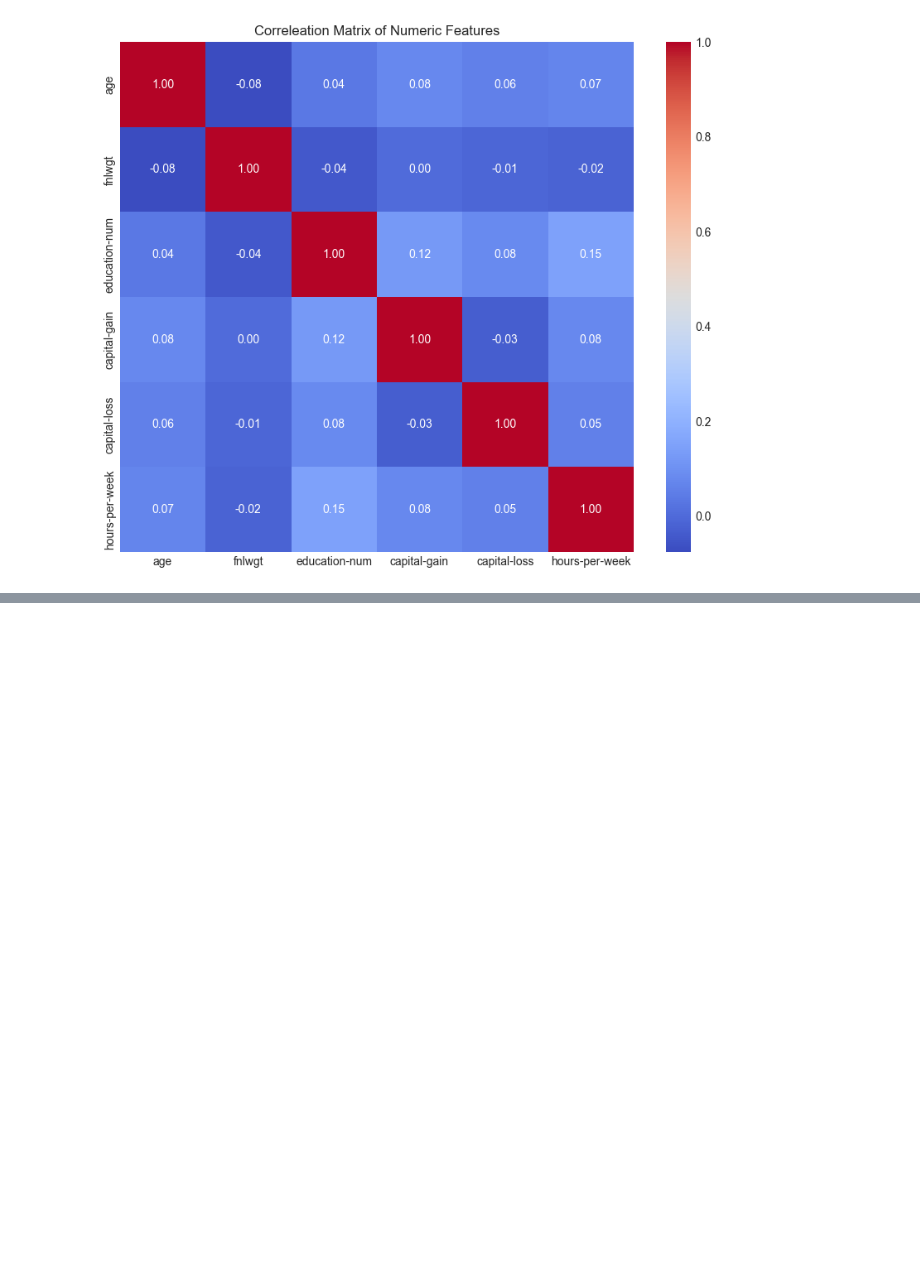
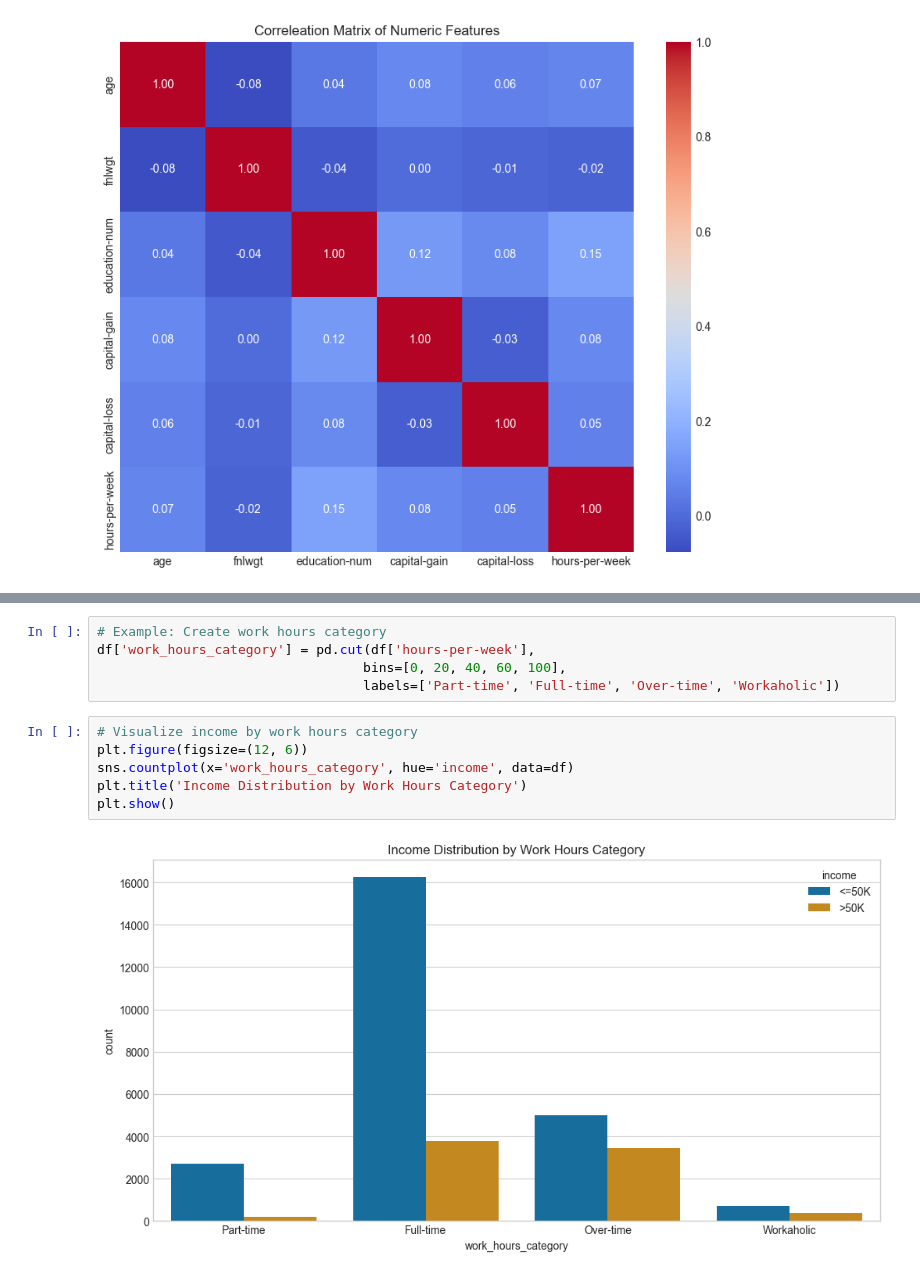
Before and after one commit to Vijayaragavan185/adult-income-analysis, a Jupyter notebook: notebooks/data_cleaning_eda_adult.ipynb, the cells around one changed output, grey strips where cells are left out. Drawn from its saved outputs; the diff is of its cells as text; blank space fills up the shorter version.

```diff
--- a/notebooks/data_cleaning_eda_adult.ipynb
+++ b/notebooks/data_cleaning_eda_adult.ipynb
@@ -284,0 +306,13 @@ plt.show()
+# %%
+# Example: Create work hours category
+df['work_hours_category'] = pd.cut(df['hours-per-week'],
+                                  bins=[0, 20, 40, 60, 100],
+                                  labels=['Part-time', 'Full-time', 'Over-time', 'Workaholic'])
+# %%
+# Visualize income by work hours category
+plt.figure(figsize=(12, 6))
+sns.countplot(x='work_hours_category', hue='income', data=df)
+plt.title('Income Distribution by Work Hours Category')
+plt.show()
+# %% [output]
+[figure, added]
```
Also changed, not shown: parts of 3 cells of this notebook, 1 other file.
